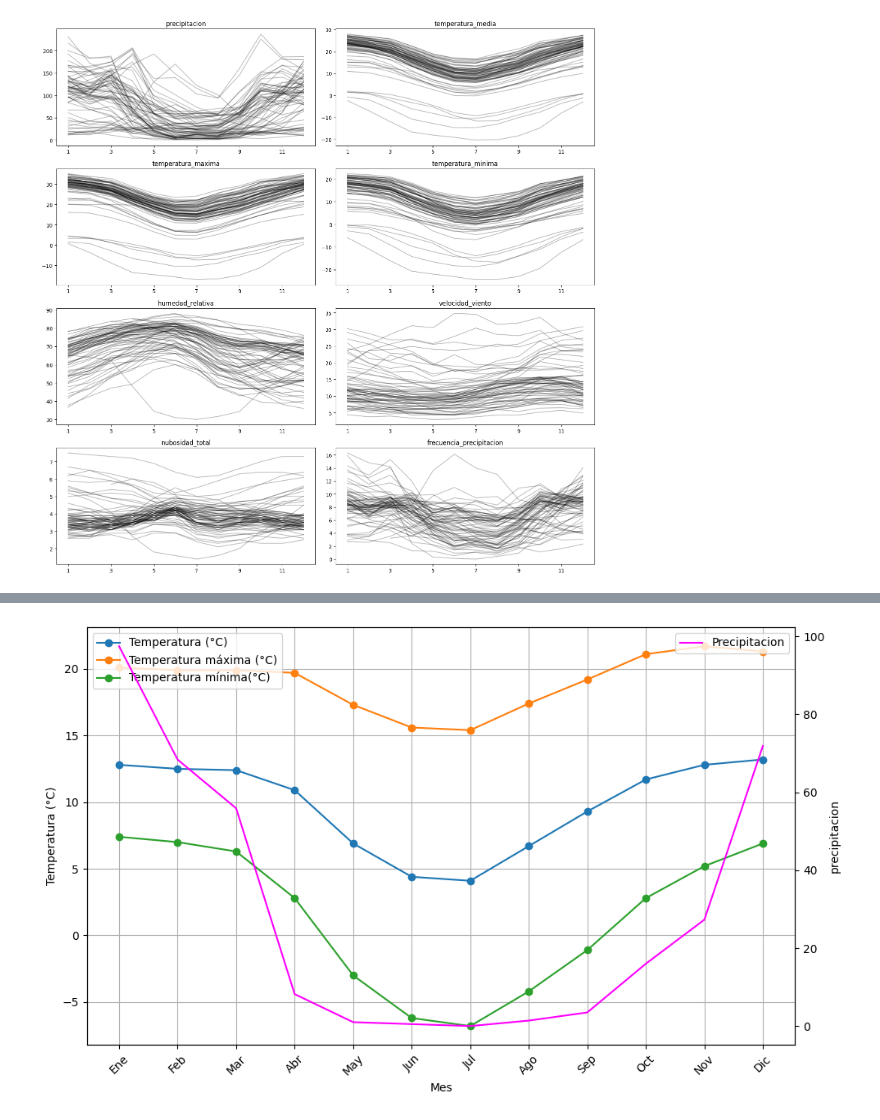
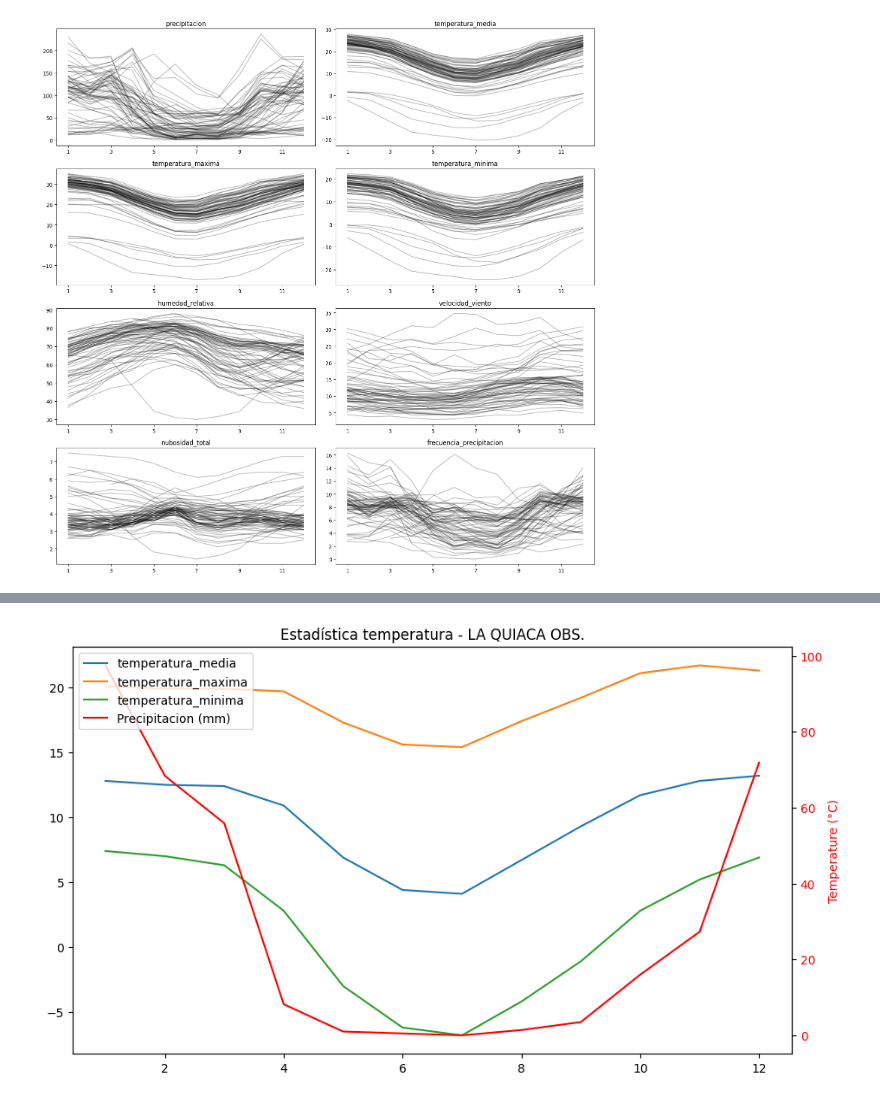
Before and after one commit to marianataglio/seriestemporales, a Jupyter notebook: ej_1.ipynb, the cells around one changed output, grey strips where cells are left out. Cells and saved outputs as stored; diff of their text form; code cells hidden in the pictures.

Commit message:
plots, kmeans

```diff
--- a/ej_1.ipynb
+++ b/ej_1.ipynb
@@ -166,26 +140,0 @@ for i in range(len(precipitacion)):
-# %%
-fig, ax1 = plt.subplots(figsize=(10,6))
-
-# temperatura
-ax1.plot(temp.columns[2:], temp.iloc[0, 2:], marker='o', label='Temperatura (°C)')
-ax1.plot(temp.columns[2:], temp.iloc[1, 2:], marker='o', label='Temperatura máxima (°C)')
-ax1.plot(temp.columns[2:], temp.iloc[2, 2:], marker='o', label='Temperatura mínima(°C)')
-
-ax1.set_xlabel('Mes')
-ax1.set_ylabel('Temperatura (°C)')
-ax1.tick_params(axis='x', rotation=45)
-ax1.grid(True)
-ax1.legend(loc = "upper left")
-#plt.tight_layout()
-#plt.title('Temperatura media, máxima y minima - LA QUIACA')
-
-ax2 = ax1.twinx()
-ax2.plot(temp.columns[2:], temp.iloc[6,2:], label="Precipitacion", color="magenta")
-ax2.set_ylabel("precipitacion")
-ax2.legend(loc="upper right")
-plt.tight_layout()
-
-
-plt.show()
-# %% [output]
-[figure, removed]
@@ -191,0 +162,39 @@ plt.show()
+# %%
+def plot_combined_metrics_for_location(location, metrics):
+    plt.figure(figsize=(10, 6))
+    months = metrics[0][1].columns[2:]
+    lines = []
+    labels = []
+
+    for metric_name, df in metrics:
+        if metric_name in ["temperatura_media", "temperatura_maxima", "temperatura_minima"]:
+            data = df[df['est'] == location].iloc[:, 2:].values.flatten()
+            line, = plt.plot(months, data, label=metric_name)
+            lines.append(line)
+            labels.append(metric_name)
+
+    # precipitacion en segundo y axis
+    for metric_name, df in metrics:
+        if metric_name == "precipitacion":
+            data = df[df['est'] == location].iloc[:, 2:].values.flatten()
+            ax = plt.gca().twinx()
+            line, = ax.plot(months, data, label=metric_name, color='red')
+            lines.append(line)
+            labels.append("Precipitacion (mm)")
+            ax.set_ylabel('Precipitacion (mm)', color='red')
+            ax.tick_params(axis='y', labelcolor='red')
+
+    plt.title(f"Estadística temperatura - {location}")
+    plt.xlabel('mes')
+    plt.ylabel('Temperature (°C)')
+    plt.xticks(rotation=45)
+
+    plt.legend(lines, labels, loc='upper left')
+
+    plt.tight_layout(pad=3.0)
+    plt.show()
+# %%
+location_to_plot = "LA QUIACA OBS."
+plot_combined_metrics_for_location(location_to_plot, metrics)
+# %% [output]
+[figure, added]
```
Also changed, not shown: parts of 13 cells of this notebook.
